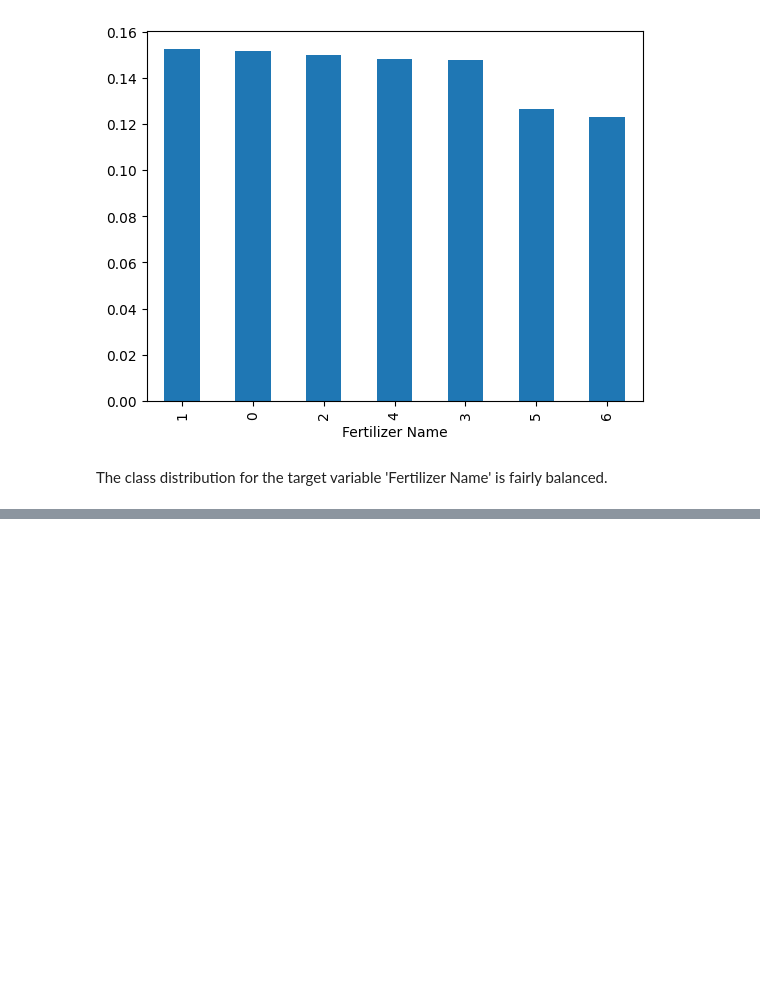
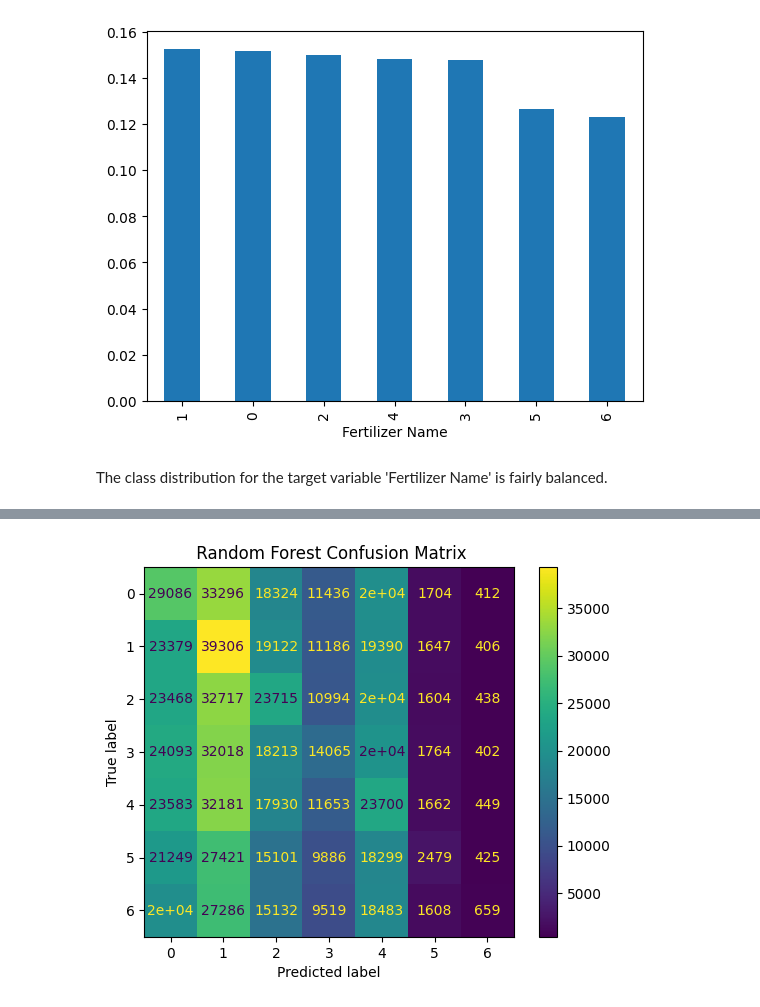
Before and after one commit to Carrie-lml/Predicting-Optimal-Fertilizers, a Jupyter notebook: predicting-optimal-fertilizers.ipynb, the cells around one changed output, grey strips where cells are left out. Drawn from its saved outputs; the diff is of its cells as text; code cells hidden in the pictures; blank space fills up the shorter version.

```diff
--- a/predicting-optimal-fertilizers.ipynb
+++ b/predicting-optimal-fertilizers.ipynb
@@ -116,0 +194,4 @@ y = train['Fertilizer Name']
+# %%
+rf_model = RandomForestClassifier(n_estimators=200, max_depth=12, random_state=42, n_jobs=-1)
+rf_preds = cross_val_predict(rf_model, X, y, cv=cv)
+evaluate_metrics(y, rf_preds)
@@ -116,0 +262,7 @@ y = train['Fertilizer Name']
+# %%
+# Random Forest
+ConfusionMatrixDisplay.from_predictions(y, rf_preds)
+plt.title(" Random Forest Confusion Matrix")
+plt.show()
+# %% [output]
+[figure, added]
```
Also changed, not shown: parts of 20 cells of this notebook.
